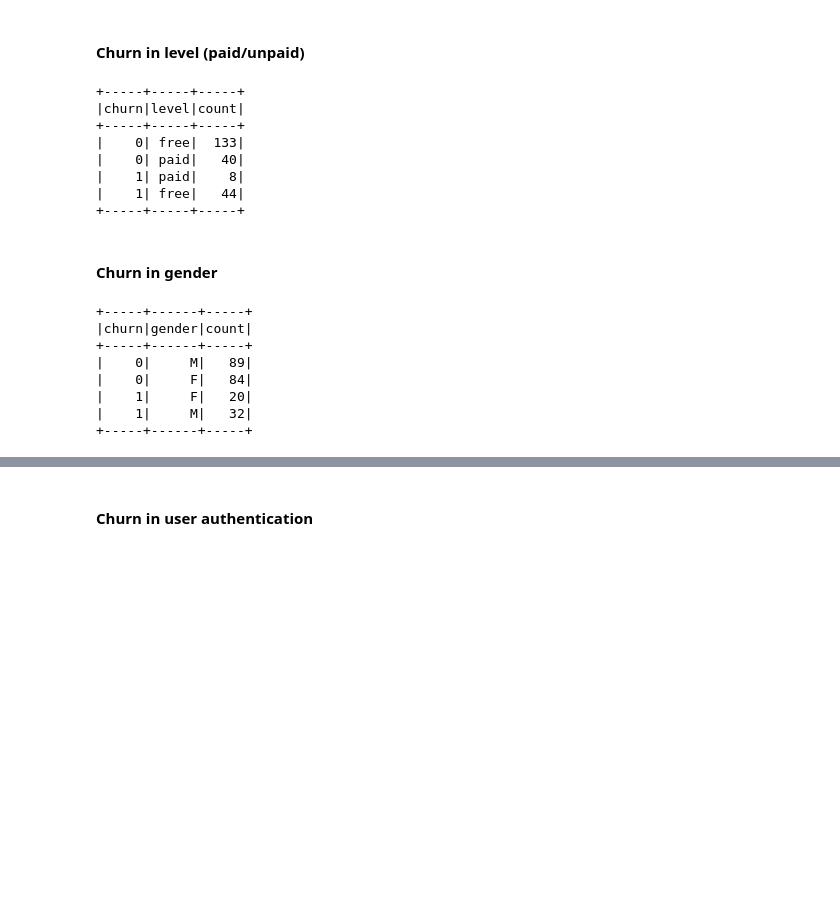
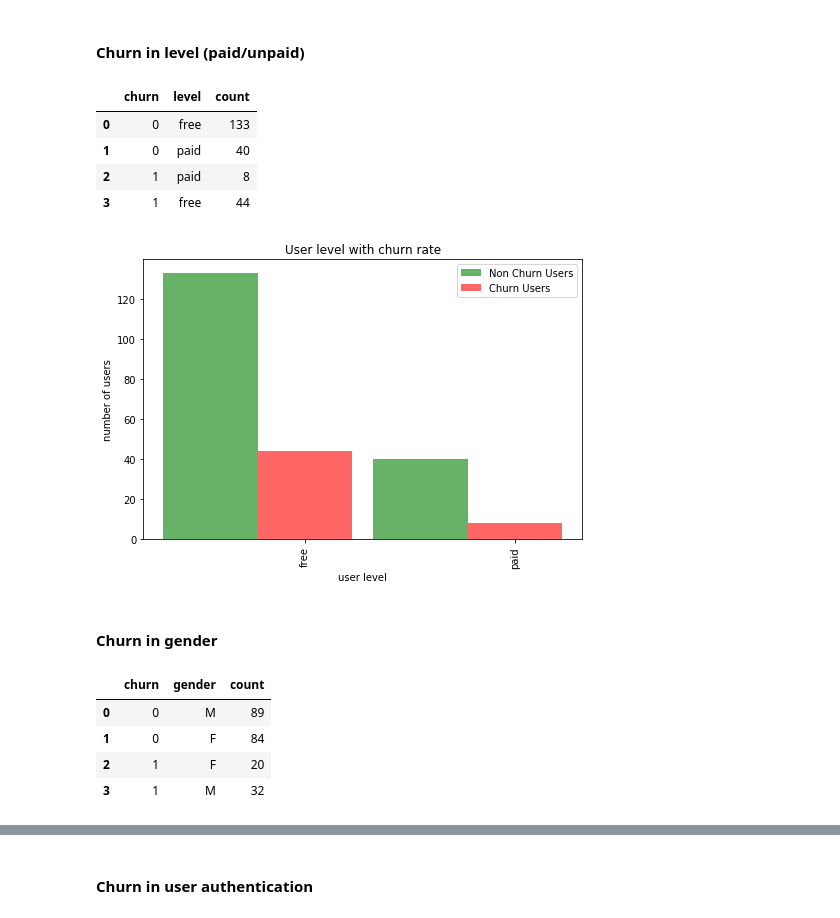
Before and after one commit to lethiess/Sparkify, a Jupyter notebook: Sparkify.ipynb, the cells around one changed output, grey strips where cells are left out. Saved outputs shown, nothing was run; the diff lists cells and outputs as text; code cells hidden in the pictures; blank space fills up the shorter version.

```diff
--- a/Sparkify.ipynb
+++ b/Sparkify.ipynb
@@ -720,26 +697,38 @@ The downgrade rate is 68.44%
 ## Data Exploration
 This section is a short exploratory data analysis the observe the behaviour the Sparkify's user who stayed vs who churned.
 # %%
-def plot_grouped_bar_chart(df, col1, col2, title="", xlabel="", ylabel="", size=[15,10] ):
+def plot_grouped_bar_chart(df, target_col, churn_col="churn", title="", xlabel="", ylabel="", size=[15,10]):
     '''
+    Input:
+        df - (Pandas dataframe) Dataframe with Sparkify records including churn
+        target_col - (string) Name of the target variable/column
+        churn_col - (string) Name of the churn column
+        title - (string) Title of the plot
+        xlabel - (string) Label of the x-axis
+        ylabel - (string) Label of the y-axis
+        size - ([int,int]) Dimensions of the plot
+    Output:
+        none
 
+    Description:
+    This function creates a bar chart of a variable grouped by the churn rate.
     '''
     # unstack grouped variables for plotting the data
-    df_plot = df.groupby([col1, col2]).sum().unstack().fillna(0)
+    df_plot = df.groupby([target_col, churn_col]).sum().unstack().fillna(0)
 
     # get required data
     n_groups = df_plot.shape[0]
-    user_state_churn = df_plot["count"][1]
-    user_state = df_plot["count"][0]
+    variable_churn = df_plot["count"][1]
+    variable = df_plot["count"][0]
     index_labels = df_plot.index
 
     # create plot
     fig, ax = plt.subplots(figsize=size)
     index = np.arange(n_groups)
-    bar_width = 0.5
+    bar_width = 0.45
     opacity = 0.6
-    plt.bar(index, user_state, bar_width, alpha=opacity, color="green", label="Non Churn Users")
-    plt.bar(index + bar_width, user_state_churn, bar_width, alpha=opacity, color="red", label="Churn Users")
+    plt.bar(index, variable, bar_width, alpha=opacity, color="green", label="Non Churn Users")
+    plt.bar(index + bar_width, variable_churn, bar_width, alpha=opacity, color="red", label="Churn Users")
     plt.xlabel(xlabel)
     plt.ylabel(ylabel)
     plt.title(title)
@@ -751,27 +740,34 @@ def plot_grouped_bar_chart(df, col1, col2, title="", xlabel="", ylabel="", size=
 #### Churn in level (paid/unpaid)
 # %%
 # show the account level (paid/unpaid) regarding the churn rate
-df.dropDuplicates(["userId"]).groupby(["churn", "level"]).count().sort("churn").show()
+pd_level = df.dropDuplicates(["userId"]).groupby(["churn", "level"]).count().sort("churn").toPandas()
+pd_level
 # %% [output]
-+-----+-----+-----+
-|churn|level|count|
-+-----+-----+-----+
-|    0| free|  133|
-|    0| paid|   40|
-|    1| paid|    8|
-|    1| free|   44|
-+-----+-----+-----+
+|  | churn | level | count |
+| 0 | 0 | free | 133 |
+| 1 | 0 | paid | 40 |
+| 2 | 1 | paid | 8 |
+| 3 | 1 | free | 44 |
+# %%
+# create a grouped bar chart
+plot_grouped_bar_chart(pd_level,
+                       target_col = "level",
+                       churn_col = "churn",
+                       title = "User level with churn rate",
+                       xlabel = "user level",
+                       ylabel = "number of users",
+                       size = [7,5])
+# %% [output]
+[figure, added]
 # %% [markdown]
 #### Churn in gender
 # %%
 # show the gender of the users grouped by churn
-df.dropDuplicates(["userId"]).groupby(["churn", "gender"]).count().sort("churn").show()
+pd_gender = df.dropDuplicates(["userId"]).groupby(["churn", "gender"]).count().sort("churn").toPandas()
+pd_gender
 # %% [output]
-+-----+------+-----+
-|churn|gender|count|
-+-----+------+-----+
-|    0|     M|   89|
-|    0|     F|   84|
-|    1|     F|   20|
-|    1|     M|   32|
-+-----+------+-----+
+|  | churn | gender | count |
+| 0 | 0 | M | 89 |
+| 1 | 0 | F | 84 |
+| 2 | 1 | F | 20 |
+| 3 | 1 | M | 32 |
```
Also changed, not shown: parts of 56 cells of this notebook.
